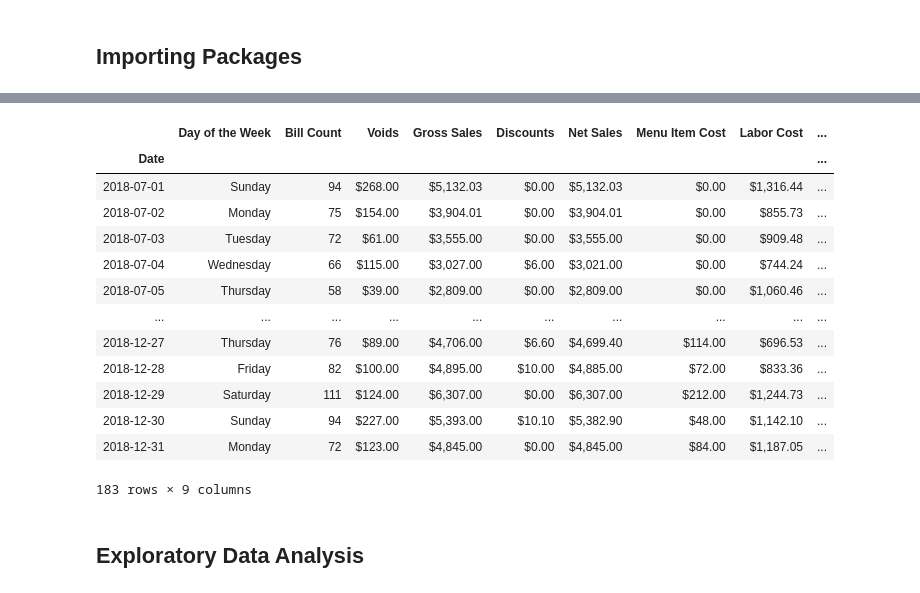
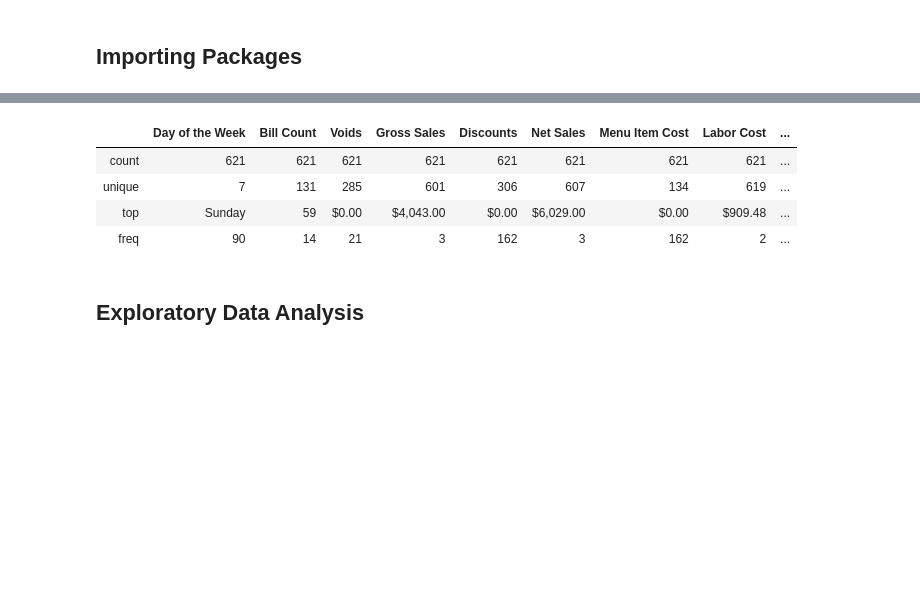
Before and after one commit to amyfbear/capstone_project, a Jupyter notebook: Main_Capstone_in_sample.ipynb, the cells around one changed output, grey strips where cells are left out. Saved outputs shown, nothing was run; the diff lists cells and outputs as text; code cells hidden in the pictures; blank space fills up the shorter version.

```diff
--- a/Main_Capstone_in_sample.ipynb
+++ b/Main_Capstone_in_sample.ipynb
@@ -56,5 +53,3 @@ warnings.filterwarnings("ignore")
 #  data.set_index('Date', inplace = True)
 # 6) concats
 # return df
-# %%
-data = pd.read_csv('./data/data_1.csv')
@@ -115,2 +55,0 @@ data_5.shape
-# %%
-data.drop([0,31], axis = 0, inplace = True)
@@ -135,19 +56,31 @@ data_5.set_index('Date', inplace = True)
-# %%
-data_2
-# %% [output]
-|  | Day of the Week | Bill Count | Voids | Gross Sales | Discounts | Net Sales | Menu Item Cost | Labor Cost | ... |
-| Date |  |  |  |  |  |  |  |  | ... |
-| 2018-07-01 | Sunday | 94 | $268.00 | $5,132.03 | $0.00 | $5,132.03 | $0.00 | $1,316.44 | ... |
-| 2018-07-02 | Monday | 75 | $154.00 | $3,904.01 | $0.00 | $3,904.01 | $0.00 | $855.73 | ... |
-| 2018-07-03 | Tuesday | 72 | $61.00 | $3,555.00 | $0.00 | $3,555.00 | $0.00 | $909.48 | ... |
-| 2018-07-04 | Wednesday | 66 | $115.00 | $3,027.00 | $6.00 | $3,021.00 | $0.00 | $744.24 | ... |
-| 2018-07-05 | Thursday | 58 | $39.00 | $2,809.00 | $0.00 | $2,809.00 | $0.00 | $1,060.46 | ... |
-| ... | ... | ... | ... | ... | ... | ... | ... | ... | ... |
-| 2018-12-27 | Thursday | 76 | $89.00 | $4,706.00 | $6.60 | $4,699.40 | $114.00 | $696.53 | ... |
-| 2018-12-28 | Friday | 82 | $100.00 | $4,895.00 | $10.00 | $4,885.00 | $72.00 | $833.36 | ... |
-| 2018-12-29 | Saturday | 111 | $124.00 | $6,307.00 | $0.00 | $6,307.00 | $212.00 | $1,244.73 | ... |
-| 2018-12-30 | Sunday | 94 | $227.00 | $5,393.00 | $10.10 | $5,382.90 | $48.00 | $1,142.10 | ... |
-| 2018-12-31 | Monday | 72 | $123.00 | $4,845.00 | $0.00 | $4,845.00 | $84.00 | $1,187.05 | ... |
-183 rows × 9 columns
+# %%
+def data_reader_cleaner(folder_path):
+    data_file_csv = [f for f in listdir(folder_path) if isfile(join(folder_path, f)) & f.endswith('.csv')]
+    df = pd.DataFrame()
+    for file_path in data_file_csv:
+        # 1) read in csv
+        data = pd.read_csv(folder_path + file_path)
+        # 2) reset_index
+        data.reset_index(inplace=True)
+        # 3)set colunms as row 0
+        data.columns = data.iloc[0]
+        # 4) drop first and last columns
+        data.drop([0, len(data)-1], axis = 0, inplace = True)
+        # 5) set index as date
+        data.set_index('Date', inplace = True)
+        # 6) Print out if nulls
+        if data.isnull().sum().sum() > 0:
+            data.isnull().sum().sort_values(ascending = False)
+        #  ) concats
+        df = pd.concat([data,df])
+    return df
+merge = data_reader_cleaner('./data/')
+merge.describe()
+# %% [output]
+|  | Day of the Week | Bill Count | Voids | Gross Sales | Discounts | Net Sales | Menu Item Cost | Labor Cost | ... |
+| count | 621 | 621 | 621 | 621 | 621 | 621 | 621 | 621 | ... |
+| unique | 7 | 131 | 285 | 601 | 306 | 607 | 134 | 619 | ... |
+| top | Sunday | 59 | $0.00 | $4,043.00 | $0.00 | $6,029.00 | $0.00 | $909.48 | ... |
+| freq | 90 | 14 | 21 | 3 | 162 | 3 | 162 | 2 | ... |
 # %% [markdown]
 ## Exploratory Data Analysis
```
Also changed, not shown: parts of 80 cells of this notebook.
